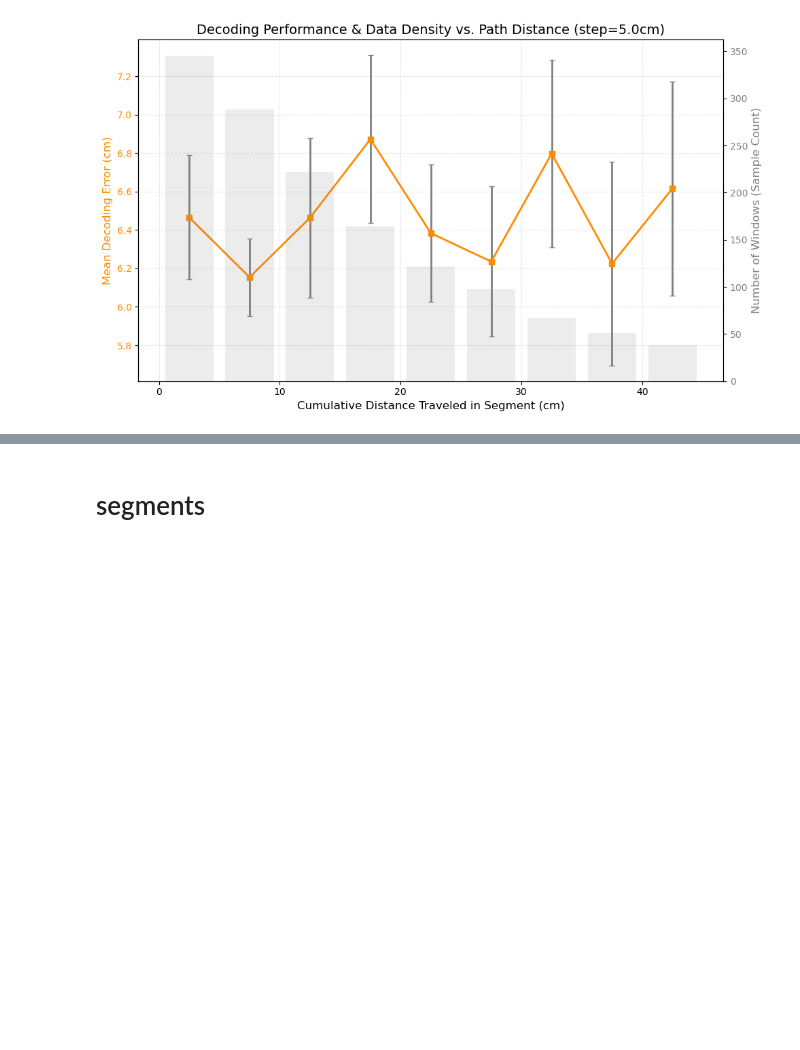
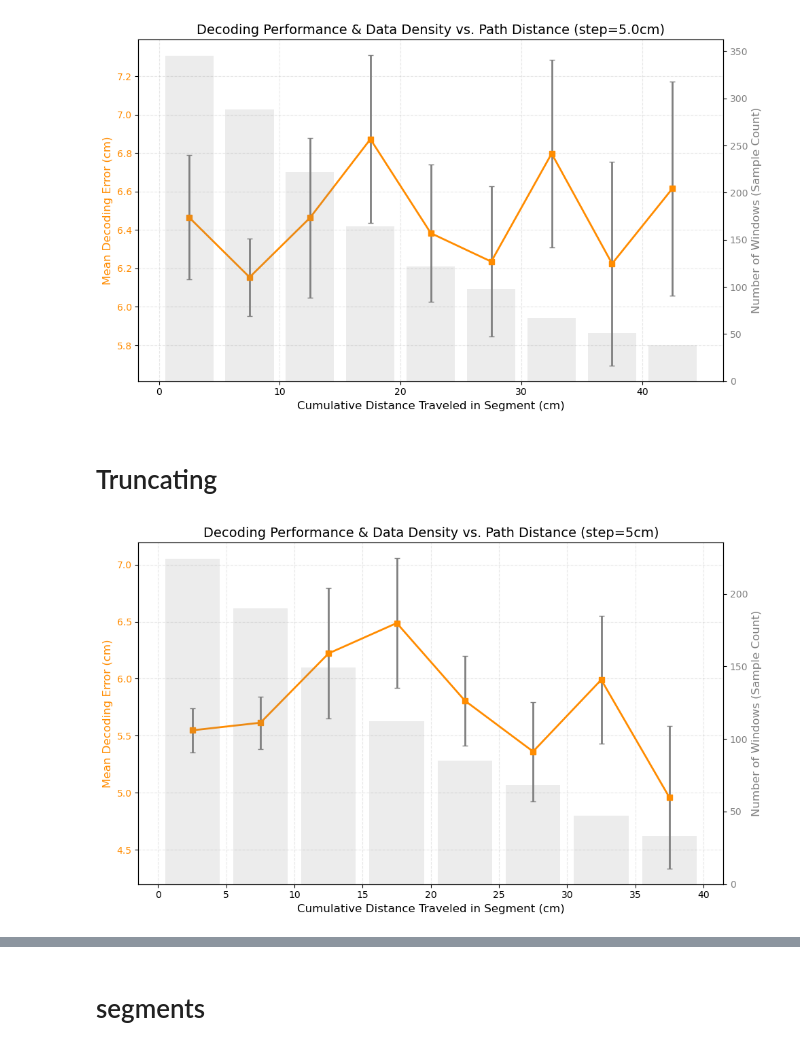
Before and after one commit to SaraZomorodi/Decoding_playground, a Jupyter notebook: PI_rats.ipynb, the cells around one changed output, grey strips where cells are left out. Cells and saved outputs as stored; diff of their text form; code cells hidden in the pictures; blank space fills up the shorter version.

```diff
--- a/PI_rats.ipynb
+++ b/PI_rats.ipynb
@@ -949,3 +949,14 @@ r2 = MakePlots(edge_margin= 15 , arena_radius= 75 , RAT_ID=2 , LIGHTING='light')
 r2.plot_traveled_space(dist_step=5.0 , dist_bins_ = 5.0)
 # %% [output]
 [figure]
+# %% [markdown]
+# Truncating
+# %%
+t_max = 1367.99
+# %%
+rat = TrajectorySegments(edge_margin= 15 , arena_radius= 75 , RAT_ID=2 , LIGHTING='light' , t_max=t_max)
+segments_rat = rat.segments
+rat_decode = DecoderMLE(RAT_ID=2 , LIGHTING="light" , t_max=t_max)
+plot_traveled_space(segments_rat , rat_decode , dist_step= 5)
+# %% [output]
+[figure, added]
```
Also changed, not shown: parts of 6 cells of this notebook, 5 other files.
